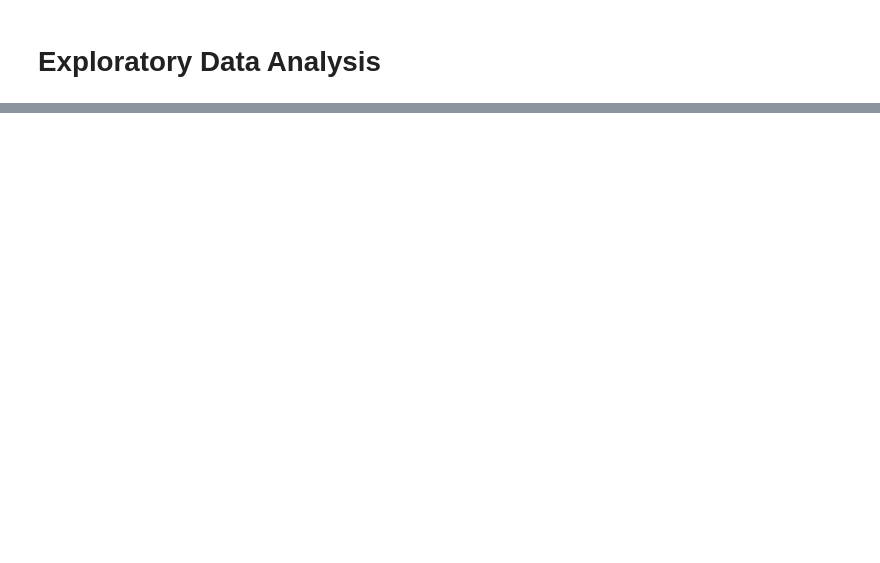
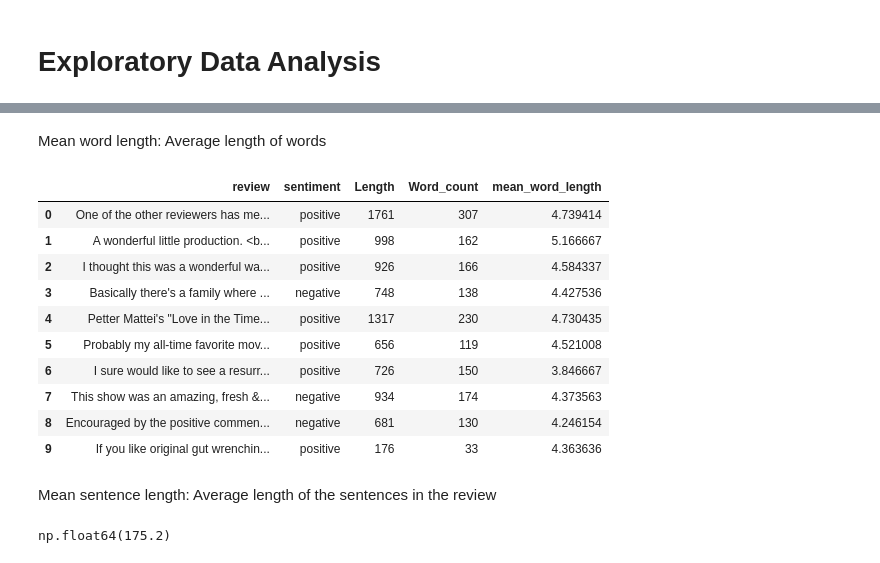
Before and after one commit to Snkiha/Sentiment-Analysis, a Jupyter notebook: review_analysis.ipynb, the cells around one changed output, grey strips where cells are left out. Drawn from its saved outputs; the diff is of its cells as text; code cells hidden in the pictures; blank space fills up the shorter version.

```diff
--- a/review_analysis.ipynb
+++ b/review_analysis.ipynb
@@ -38,0 +69,3 @@ review_df.head()
+# %%
+review_df['Length'] = review_df['review'].str.len()
+review_df.head(10)
@@ -38,0 +86,3 @@ review_df.head()
+# %%
+word_count = review_df['review'][0].split() # Check word count for the first review
+print(f"Word count in a sample review: {len(word_count)}")
@@ -38,0 +110,23 @@ review_df.head()
+# %% [markdown]
+Mean word length: Average length of words
+# %%
+review_df['mean_word_length'] = review_df['review'].map(lambda rev: np.mean([len(word) for word in rev.split()]))
+review_df.head(10)
+# %% [output]
+|  | review | sentiment | Length | Word_count | mean_word_length |
+| 0 | One of the other reviewers has me... | positive | 1761 | 307 | 4.739414 |
+| 1 | A wonderful little production. <b... | positive | 998 | 162 | 5.166667 |
+| 2 | I thought this was a wonderful wa... | positive | 926 | 166 | 4.584337 |
+| 3 | Basically there's a family where ... | negative | 748 | 138 | 4.427536 |
+| 4 | Petter Mattei's "Love in the Time... | positive | 1317 | 230 | 4.730435 |
+| 5 | Probably my all-time favorite mov... | positive | 656 | 119 | 4.521008 |
+| 6 | I sure would like to see a resurr... | positive | 726 | 150 | 3.846667 |
+| 7 | This show was an amazing, fresh &... | negative | 934 | 174 | 4.373563 |
+| 8 | Encouraged by the positive commen... | negative | 681 | 130 | 4.246154 |
+| 9 | If you like original gut wrenchin... | positive | 176 | 33 | 4.363636 |
+# %% [markdown]
+Mean sentence length: Average length of the sentences in the review
+# %%
+np.mean([len(sent) for sent in tokenize.sent_tokenize(review_df['review'][0])])
+# %% [output]
+np.float64(175.2)
```
Also changed, not shown: parts of 13 cells of this notebook.
